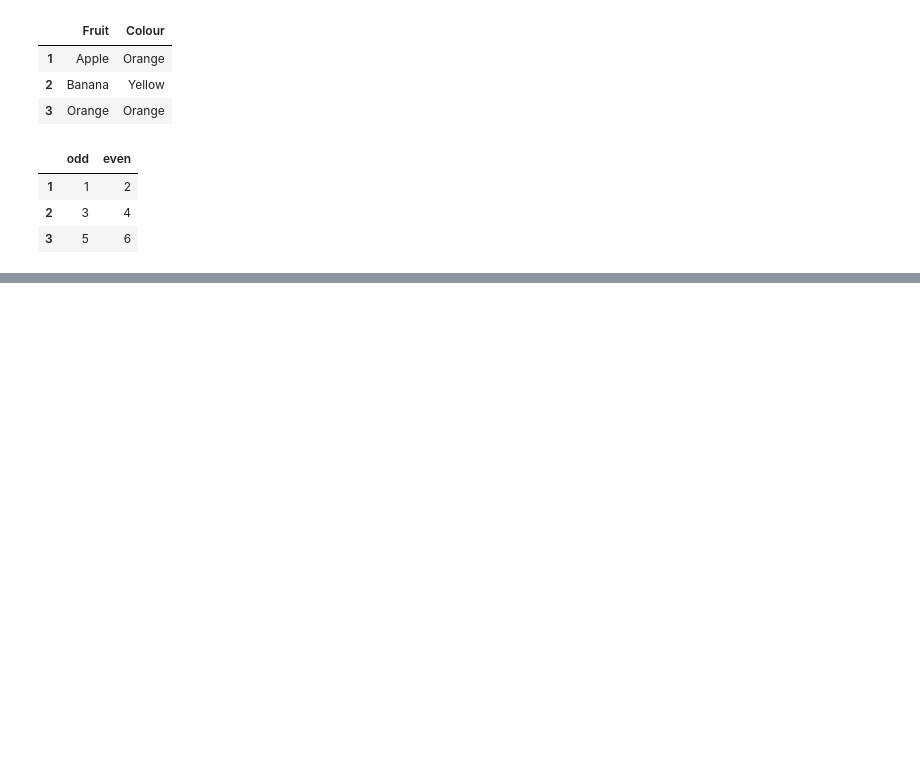
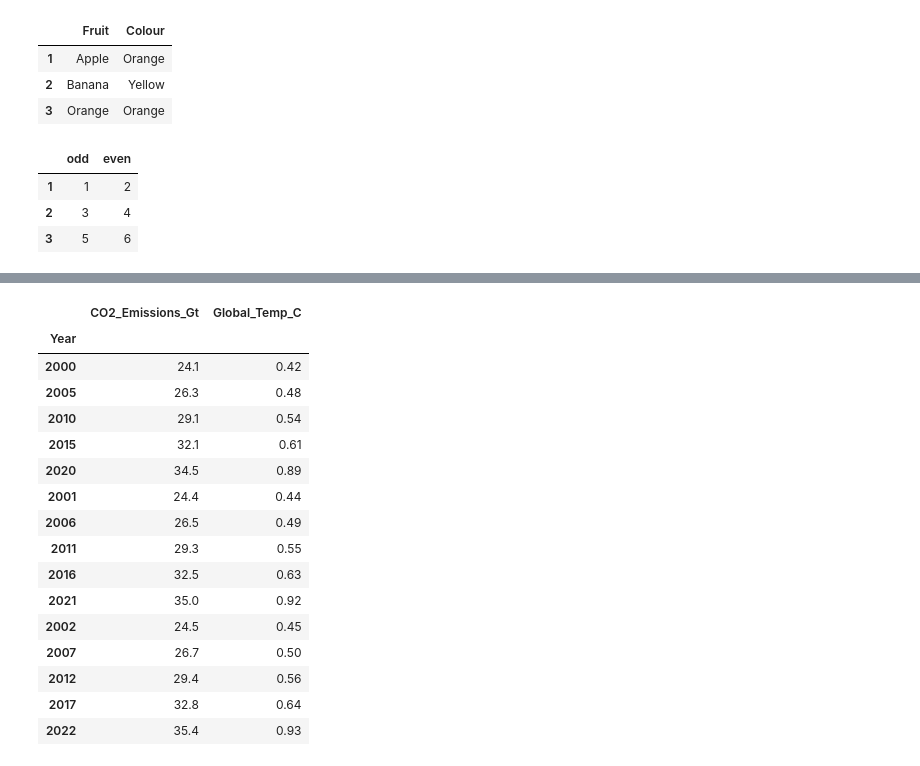
Before and after one commit to sarthakbwj/TrendTact_Py, a Jupyter notebook: pandas_basics.ipynb, the cells around one changed output, grey strips where cells are left out. Cells and saved outputs as stored; diff of their text form; code cells hidden in the pictures; blank space fills up the shorter version.

```diff
--- a/pandas_basics.ipynb
+++ b/pandas_basics.ipynb
@@ -42,0 +122,20 @@ df1
+# %%
+df[["CO2_Emissions_Gt", "Global_Temp_C"]] # Indexing columns using bracket operator
+# %% [output]
+|  | CO2_Emissions_Gt | Global_Temp_C |
+| Year |  |  |
+| 2000 | 24.1 | 0.42 |
+| 2005 | 26.3 | 0.48 |
+| 2010 | 29.1 | 0.54 |
+| 2015 | 32.1 | 0.61 |
+| 2020 | 34.5 | 0.89 |
+| 2001 | 24.4 | 0.44 |
+| 2006 | 26.5 | 0.49 |
+| 2011 | 29.3 | 0.55 |
+| 2016 | 32.5 | 0.63 |
+| 2021 | 35.0 | 0.92 |
+| 2002 | 24.5 | 0.45 |
+| 2007 | 26.7 | 0.50 |
+| 2012 | 29.4 | 0.56 |
+| 2017 | 32.8 | 0.64 |
+| 2022 | 35.4 | 0.93 |
```
Also changed, not shown: parts of 13 cells of this notebook, 2 other files.
